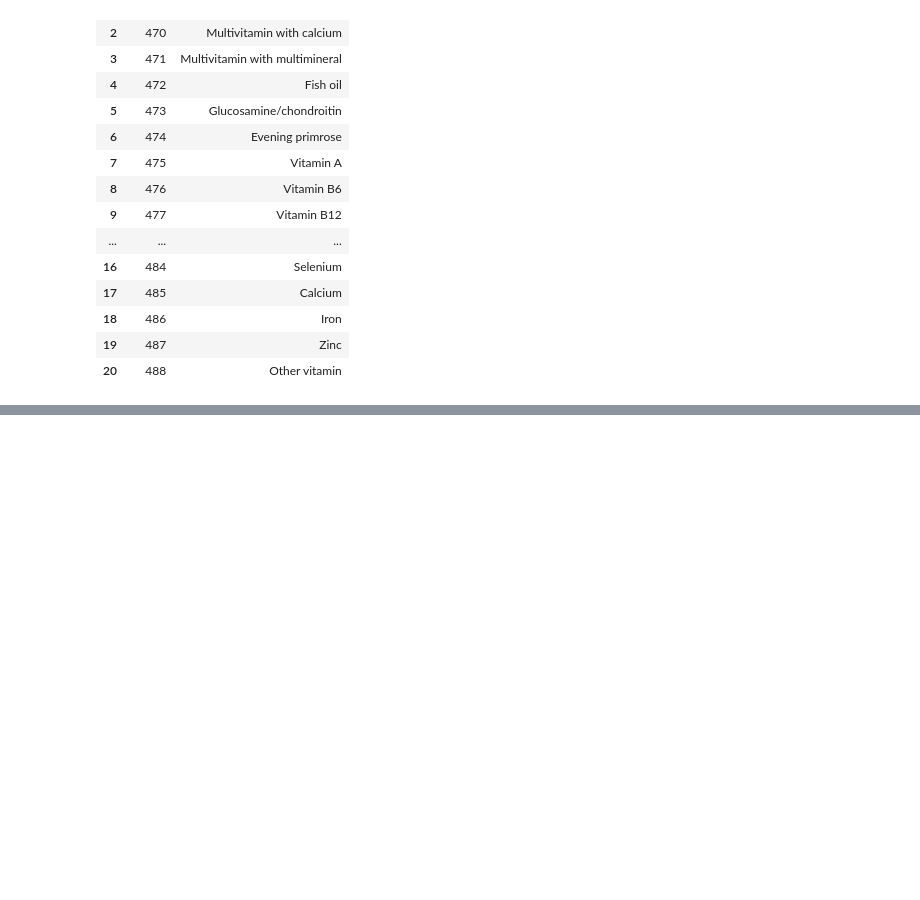
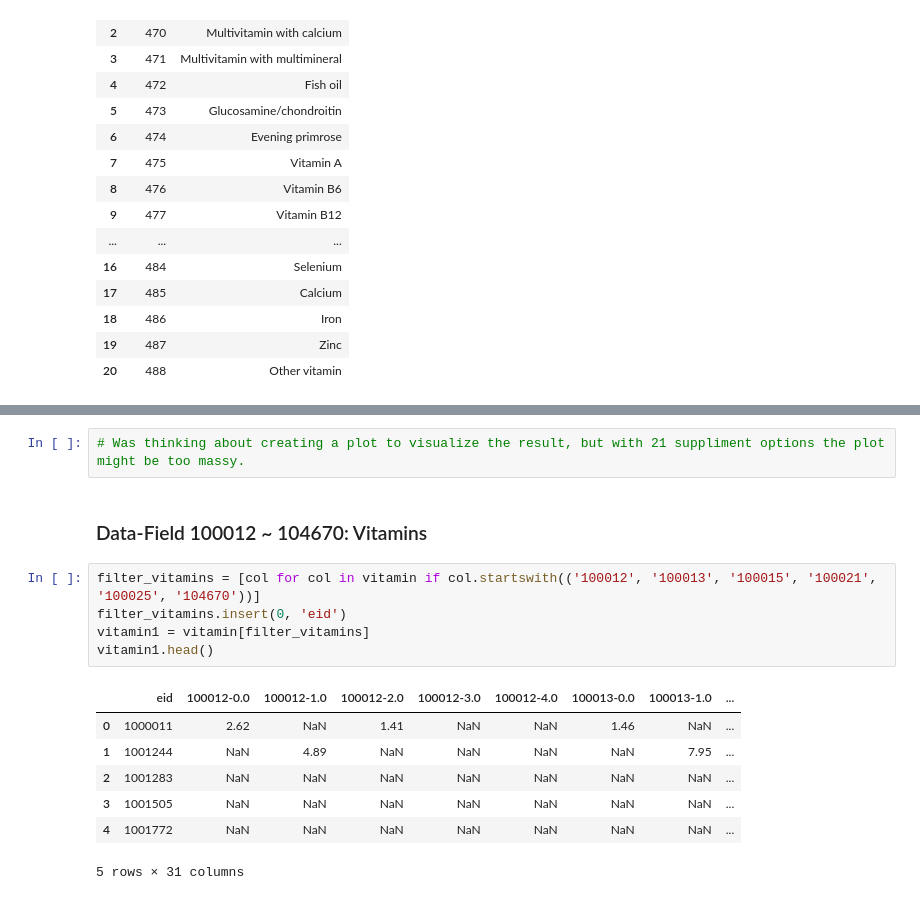
Before and after one commit to JunWeiLUC/NSinternship, a Jupyter notebook: Covid_information.ipynb, the cells around one changed output, grey strips where cells are left out. Cells and saved outputs as stored; diff of their text form; blank space fills up the shorter version.

```diff
--- a/Covid_information.ipynb
+++ b/Covid_information.ipynb
@@ -692,0 +764,17 @@ infection_negative_even_prim
+# %%
+# Was thinking about creating a plot to visualize the result, but with 21 suppliment options the plot might be too massy.
+# %% [markdown]
+### Data-Field 100012 ~ 104670: Vitamins
+# %%
+filter_vitamins = [col for col in vitamin if col.startswith(('100012', '100013', '100015', '100021', '100025', '104670'))]
+filter_vitamins.insert(0, 'eid')
+vitamin1 = vitamin[filter_vitamins]
+vitamin1.head()
+# %% [output]
+|  | eid | 100012-0.0 | 100012-1.0 | 100012-2.0 | 100012-3.0 | 100012-4.0 | 100013-0.0 | 100013-1.0 | ... |
+| 0 | 1000011 | 2.62 | NaN | 1.41 | NaN | NaN | 1.46 | NaN | ... |
+| 1 | 1001244 | NaN | 4.89 | NaN | NaN | NaN | NaN | 7.95 | ... |
+| 2 | 1001283 | NaN | NaN | NaN | NaN | NaN | NaN | NaN | ... |
+| 3 | 1001505 | NaN | NaN | NaN | NaN | NaN | NaN | NaN | ... |
+| 4 | 1001772 | NaN | NaN | NaN | NaN | NaN | NaN | NaN | ... |
+5 rows × 31 columns
```
Also changed, not shown: parts of 13 cells of this notebook.
